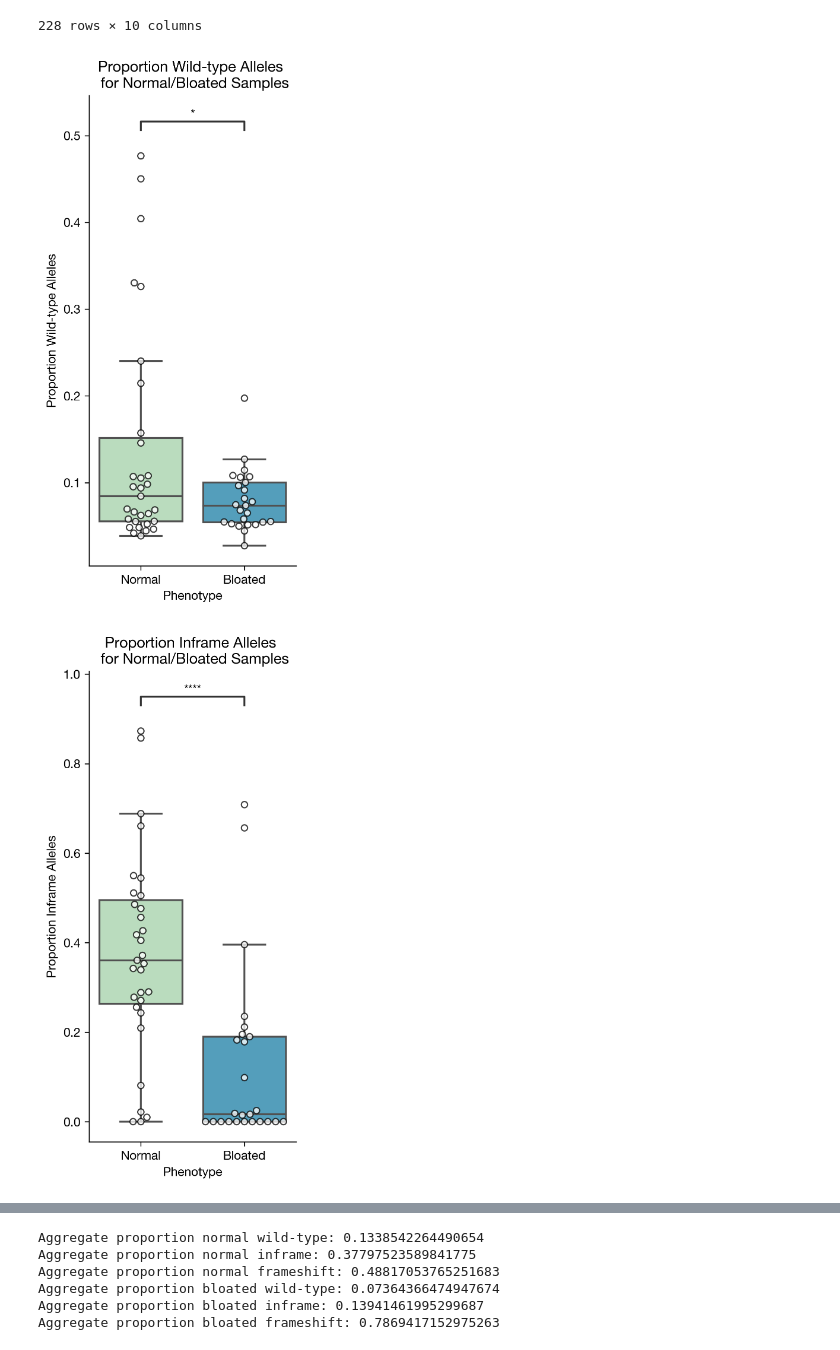
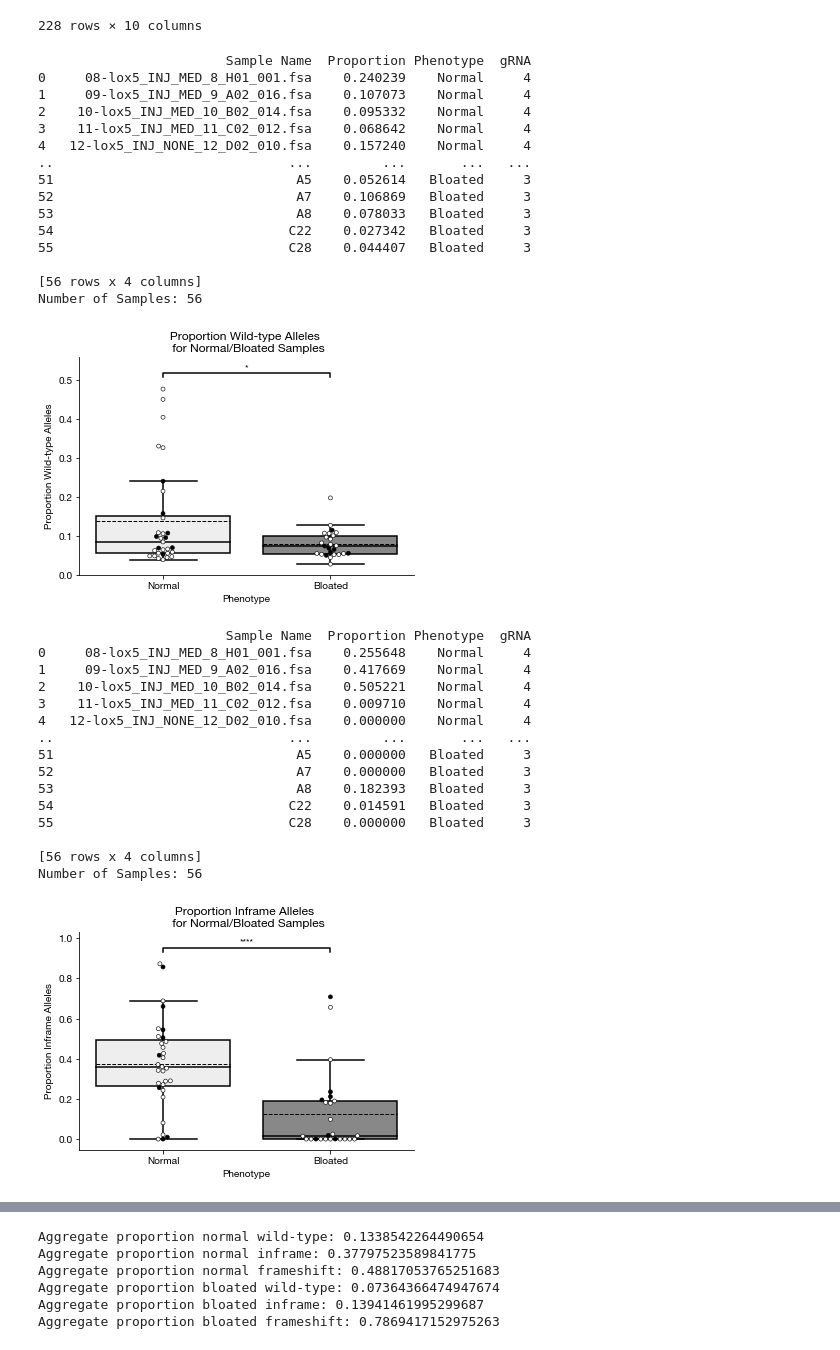
Before and after one commit to davetlee-home/GenoPy, a Jupyter notebook: GenoPy.ipynb, the cells around one changed output, grey strips where cells are left out. Saved outputs shown, nothing was run; the diff lists cells and outputs as text; code cells hidden in the pictures.

Commit message:
changed dataframe structure in plotting function, modified statannot function arguments to adhere; large revisions to plotting: addition of dashed mean line, palettes/lines altered, add filesave line

```diff
--- a/GenoPy.ipynb
+++ b/GenoPy.ipynb
@@ -9,7 +9,7 @@ from statannot import add_stat_annotation
 
 ### SET DISPLAY PARAMETERS FOR DATAFRAMES AND PLOTS ###
 pd.set_option('display.max_rows', 50)
-plt.rcParams['figure.figsize'] = [3, 7]
+plt.rcParams['figure.figsize'] = [2.5, 6]
 plt.rcParams['figure.dpi'] = 300
 plt.rcParams["font.family"] = "Helvetica Neue"
 
@@ -17,13 +17,13 @@ plt.rcParams["font.family"] = "Helvetica Neue"
 # Phenotype: Normal, Early Death, Bloated
 # Alleles: WT, In-frame, frameshift
 # %%
-### READ IN METADATA LABELING INDIVIDUAL SAMPLES ###
+### READ IN METADATA LABELING INDIVIDUAL SAMPLE PHENOTYPES ###
 # Must be .csv
 # Must have a column "Sample Name" with sample names
 # Must have a column "Phenotype" (TODO: change to generic label)
 
-metadata_csv = "genopy_lox5/data_lox5/batchAC_phenotype_metadata.csv"
-batch_0AC_phenotype_metadata = pd.read_csv(metadata_csv)
+phenotype_metadata_csv = "genopy_lox5/data_lox5/batchAC_phenotype_metadata.csv"
+batch_0AC_phenotype_metadata = pd.read_csv(phenotype_metadata_csv)
 batch_0AC_phenotype_metadata
 # %% [output]
 |  | Sample Name | Phenotype |
@@ -39,3 +39,12 @@ batch_0AC_phenotype_metadata
 | 74 | 14-lox5_INJ_NONE_14_F02_006.fsa | Normal |
 | 75 | 15-lox5_INJ_NONE_15_G02_004.fsa | Normal |
 76 rows × 2 columns
+# %%
+### READ IN METADATA LABELING INDIVIDUAL SAMPLE gRNAs ###
+# Must be .csv
+# Must have a column "Sample Name" with sample names
+# Must have a column "gRNA" (TODO: change to generic label)
+
+grna_metadata_csv = "genopy_lox5/data_lox5/batchAC_gRNA_metadata.csv"
+batch_0AC_grna_metadata = pd.read_csv(grna_metadata_csv)
+batch_0AC_grna_metadata
@@ -280,11 +342,41 @@ def box_strip_plot(groups, measure, metadata):
 
     return None
 # %%
-box_strip_plot(["Normal", "Bloated"], "Wild-type", metadata_csv)
+box_strip_plot(["Normal", "Bloated"], "Wild-type", phenotype_metadata_csv, grna_metadata_csv, False)
 # %% [output]
+                        Sample Name  Proportion Phenotype  gRNA
+0     08-lox5_INJ_MED_8_H01_001.fsa    0.240239    Normal     4
+1     09-lox5_INJ_MED_9_A02_016.fsa    0.107073    Normal     4
+2    10-lox5_INJ_MED_10_B02_014.fsa    0.095332    Normal     4
+3    11-lox5_INJ_MED_11_C02_012.fsa    0.068642    Normal     4
+4   12-lox5_INJ_NONE_12_D02_010.fsa    0.157240    Normal     4
+..                              ...         ...       ...   ...
+51                               A5    0.052614   Bloated     3
+52                               A7    0.106869   Bloated     3
+53                               A8    0.078033   Bloated     3
+54                              C22    0.027342   Bloated     3
+55                              C28    0.044407   Bloated     3
+
+[56 rows x 4 columns]
+Number of Samples: 56
-[figure, old version]
+[figure, new version]
 # %%
-box_strip_plot(["Normal", "Bloated"], "Inframe", metadata_csv)
+box_strip_plot(["Normal", "Bloated"], "Inframe", phenotype_metadata_csv, grna_metadata_csv, False)
 # %% [output]
+                        Sample Name  Proportion Phenotype  gRNA
+0     08-lox5_INJ_MED_8_H01_001.fsa    0.255648    Normal     4
+1     09-lox5_INJ_MED_9_A02_016.fsa    0.417669    Normal     4
+2    10-lox5_INJ_MED_10_B02_014.fsa    0.505221    Normal     4
+3    11-lox5_INJ_MED_11_C02_012.fsa    0.009710    Normal     4
+4   12-lox5_INJ_NONE_12_D02_010.fsa    0.000000    Normal     4
+..                              ...         ...       ...   ...
+51                               A5    0.000000   Bloated     3
+52                               A7    0.000000   Bloated     3
+53                               A8    0.182393   Bloated     3
+54                              C22    0.014591   Bloated     3
+55                              C28    0.000000   Bloated     3
+
+[56 rows x 4 columns]
+Number of Samples: 56
-[figure, old version]
+[figure, new version]
 # %%
```
Also changed, not shown: parts of 4 cells of this notebook.
